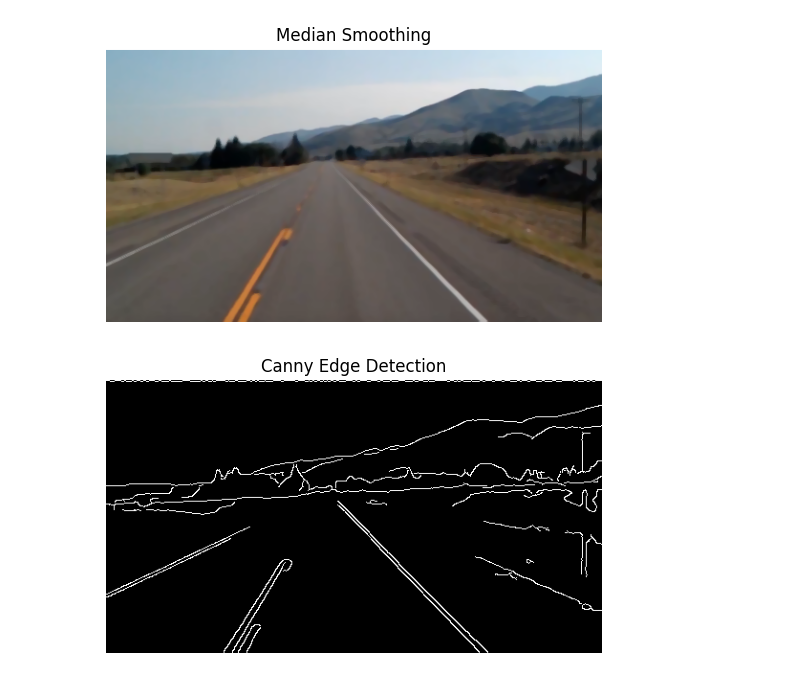
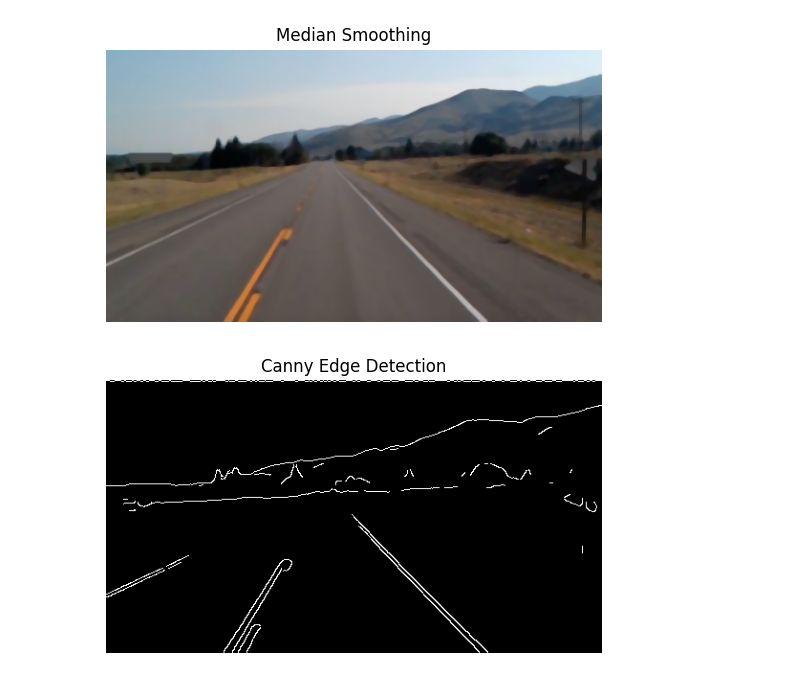
Before and after one commit to YoussefAboelwafa/Computer_Vision_Tasks, a Jupyter notebook: asg1/lane_detection.ipynb, the cells around one changed output. Cells and saved outputs as stored; diff of their text form; code cells hidden in the pictures.

```diff
--- a/asg1/lane_detection.ipynb
+++ b/asg1/lane_detection.ipynb
@@ -37,10 +35,10 @@ show_image(img, 'Median Smoothing')
 def canny_edge_detection(img, low_threshold, high_threshold):
     return cv.Canny(img, low_threshold, high_threshold)
 # %%
-edges = canny_edge_detection(img, 50, 150)
+edges = canny_edge_detection(img, 150, 200)
 show_image(edges, 'Canny Edge Detection')
 # %% [output]
-[figure, old version]
+[figure, new version]
 # %%
 def region_of_interest(img, vertices):
     mask = np.zeros_like(img)
```
Also changed, not shown: parts of 13 cells of this notebook.
